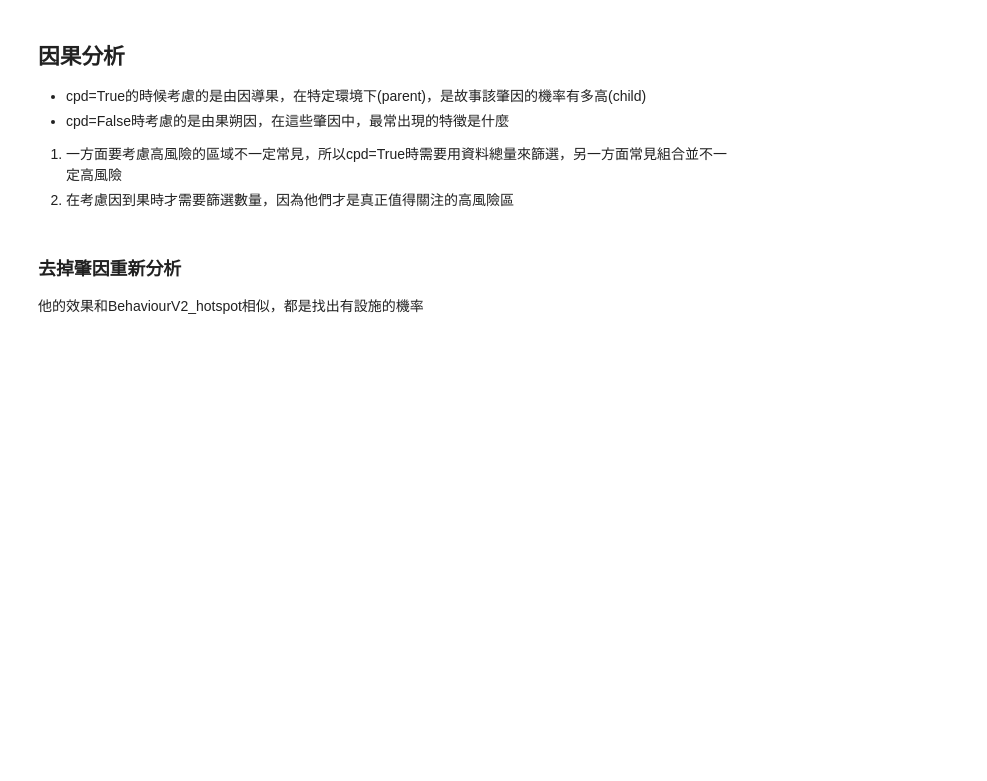
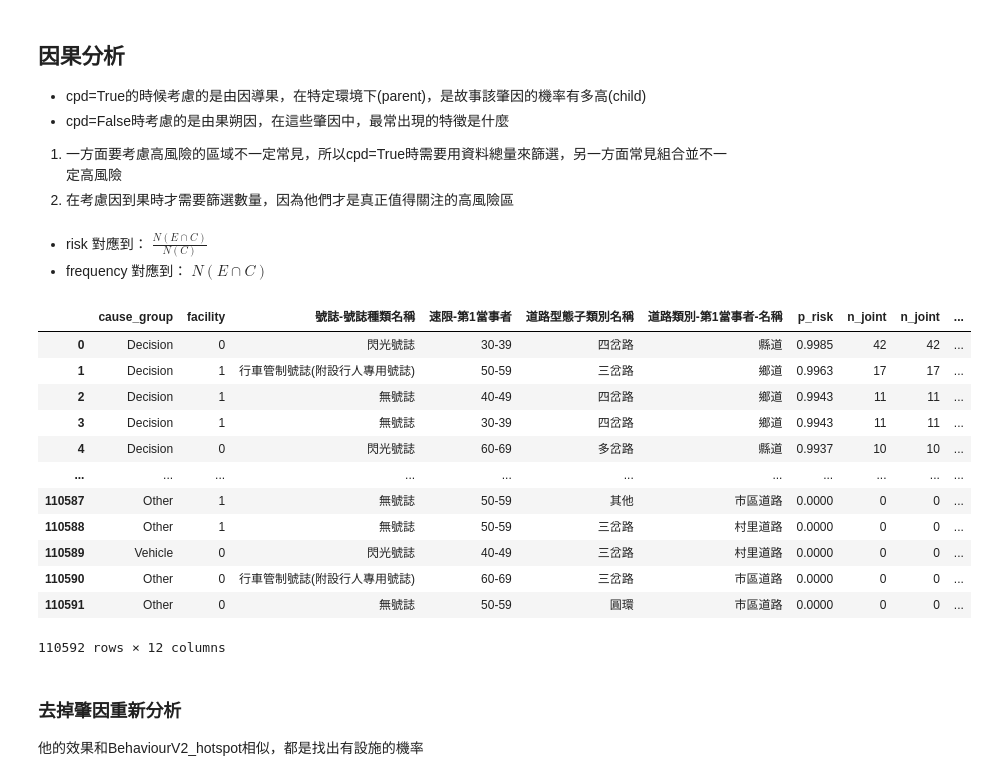
Before and after one commit to kennywang112/ST-RTA, a Jupyter notebook: ModelsV4/Behaviour.ipynb, the cells around one changed output. Drawn from its saved outputs; the diff is of its cells as text; code cells hidden in the pictures; blank space fills up the shorter version.

```diff
--- a/ModelsV4/Behaviour.ipynb
+++ b/ModelsV4/Behaviour.ipynb
@@ -183,0 +145,49 @@ filtered_n.to_excel(f'../{computeddata}/Behaviour/cpdfalse.xlsx', index=False)
+# %% [markdown]
+- risk 對應到： $\frac{N(E \cap C)}{N(C)}$
+- frequency 對應到： $N(E \cap C)$
+# %%
+CPDs = bn.print_CPD(model_param_all, verbose=0)
+dfprob_cause = CPDs[child]
+filtered_true = cpd_add_n(parent, child, dfprob_cause, data, threshold=0)
+filtered_false = cpd_add_n(parent, child, dfprob_cause, data, threshold=0, cpd=False)
+
+df_risk = filtered_true.rename(columns={'p': 'p_risk', 'n': 'n_joint'})
+df_diag = filtered_false.rename(columns={'p_diagnostic': 'p_freq'})
+
+merge_keys = parent + [child]
+df_diag_clean = df_diag[merge_keys + ['p_freq']]
+
+df_diag_full = df_diag.rename(columns={'n': 'n_joint_diag'})
+merged_df = pd.merge(df_risk, df_diag_full[merge_keys + ['p_freq', 'n_joint_diag']], on=merge_keys, how='outer')
+
+merged_df['p_risk'] = merged_df['p_risk'].fillna(0)
+merged_df['p_freq'] = merged_df['p_freq'].fillna(0)
+
+def classify_danger(row):
+    risk_high = row['p_risk'] > 0.05
+    diag_high = row['p_freq'] > 0.05
+    if risk_high and diag_high:
+        return 'high risk, high frequency'
+    elif risk_high and not diag_high:
+        return 'high risk, low frequency'
+    elif not risk_high and diag_high:
+        return 'low risk, high frequency'
+    else:
+        return 'low risk, low frequency'
+
+merged_df['Category'] = merged_df.apply(classify_danger, axis=1)
+merged_df#.sort_values(by=['p_risk'], ascending=False).to_excel('Risk_Matrix.xlsx')
+# %% [output]
+|  | cause_group | facility | 號誌-號誌種類名稱 | 速限-第1當事者 | 道路型態子類別名稱 | 道路類別-第1當事者-名稱 | p_risk | n_joint | n_joint | ... |
+| 0 | Decision | 0 | 閃光號誌 | 30-39 | 四岔路 | 縣道 | 0.9985 | 42 | 42 | ... |
+| 1 | Decision | 1 | 行車管制號誌(附設行人專用號誌) | 50-59 | 三岔路 | 鄉道 | 0.9963 | 17 | 17 | ... |
+| 2 | Decision | 1 | 無號誌 | 40-49 | 四岔路 | 鄉道 | 0.9943 | 11 | 11 | ... |
+| 3 | Decision | 1 | 無號誌 | 30-39 | 四岔路 | 鄉道 | 0.9943 | 11 | 11 | ... |
+| 4 | Decision | 0 | 閃光號誌 | 60-69 | 多岔路 | 縣道 | 0.9937 | 10 | 10 | ... |
+| ... | ... | ... | ... | ... | ... | ... | ... | ... | ... | ... |
+| 110587 | Other | 1 | 無號誌 | 50-59 | 其他 | 市區道路 | 0.0000 | 0 | 0 | ... |
+| 110588 | Other | 1 | 無號誌 | 50-59 | 三岔路 | 村里道路 | 0.0000 | 0 | 0 | ... |
+| 110589 | Vehicle | 0 | 閃光號誌 | 40-49 | 三岔路 | 村里道路 | 0.0000 | 0 | 0 | ... |
+| 110590 | Other | 0 | 行車管制號誌(附設行人專用號誌) | 60-69 | 三岔路 | 市區道路 | 0.0000 | 0 | 0 | ... |
+| 110591 | Other | 0 | 無號誌 | 50-59 | 圓環 | 市區道路 | 0.0000 | 0 | 0 | ... |
+110592 rows × 12 columns
```
Also changed, not shown: parts of 5 cells of this notebook, 3 other files.
